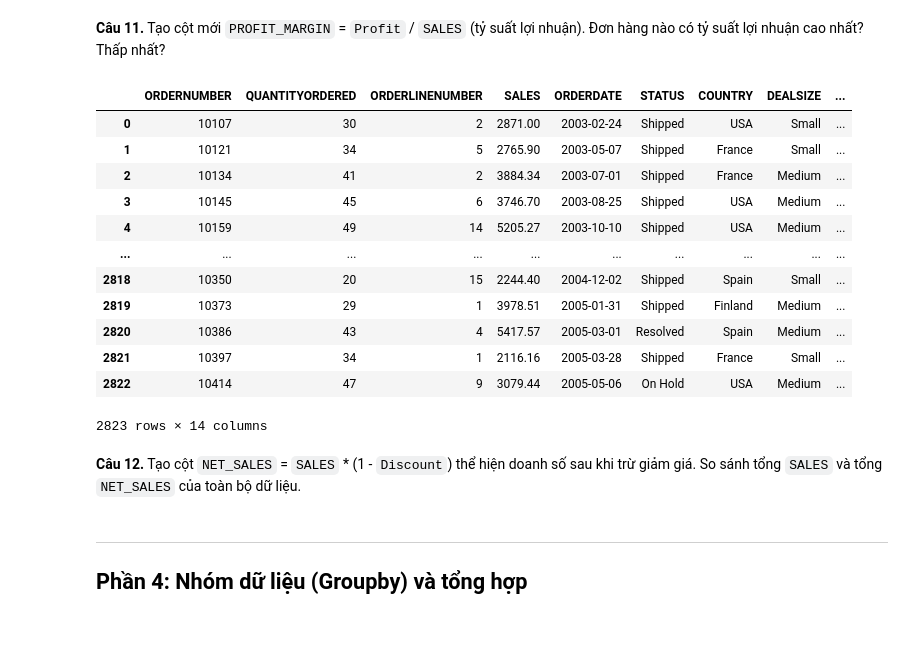
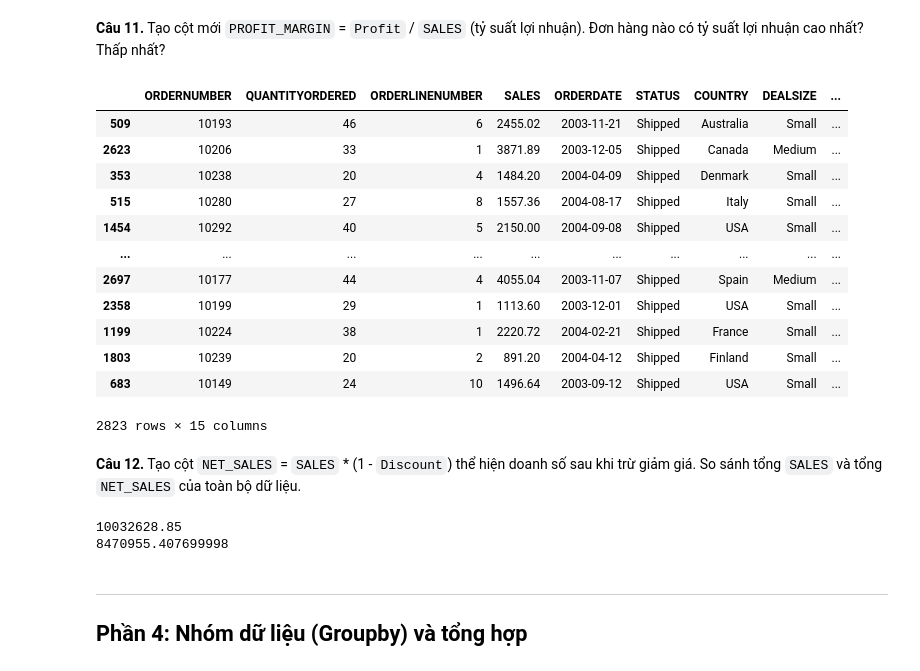
Before and after one commit to plamO6/btpython, a Jupyter notebook: Buoi02_01.ipynb, the cells around one changed output. Drawn from its saved outputs; the diff is of its cells as text; code cells hidden in the pictures; blank space fills up the shorter version.

```diff
--- a/Buoi02_01.ipynb
+++ b/Buoi02_01.ipynb
@@ -239,23 +261,30 @@ df
 **Câu 11.** Tạo cột mới `PROFIT_MARGIN` = `Profit` / `SALES` (tỷ suất lợi nhuận). Đơn hàng nào có tỷ suất lợi nhuận cao nhất? Thấp nhất?
 # %%
 df['PROFIT_MARGIN'] = df['Profit'] / df['SALES']
-df
+df.sort_values(by='PROFIT_MARGIN', ascending=False)
 # %% [output]
 |  | ORDERNUMBER | QUANTITYORDERED | ORDERLINENUMBER | SALES | ORDERDATE | STATUS | COUNTRY | DEALSIZE | ... |
-| 0 | 10107 | 30 | 2 | 2871.00 | 2003-02-24 | Shipped | USA | Small | ... |
-| 1 | 10121 | 34 | 5 | 2765.90 | 2003-05-07 | Shipped | France | Small | ... |
-| 2 | 10134 | 41 | 2 | 3884.34 | 2003-07-01 | Shipped | France | Medium | ... |
-| 3 | 10145 | 45 | 6 | 3746.70 | 2003-08-25 | Shipped | USA | Medium | ... |
-| 4 | 10159 | 49 | 14 | 5205.27 | 2003-10-10 | Shipped | USA | Medium | ... |
+| 509 | 10193 | 46 | 6 | 2455.02 | 2003-11-21 | Shipped | Australia | Small | ... |
+| 2623 | 10206 | 33 | 1 | 3871.89 | 2003-12-05 | Shipped | Canada | Medium | ... |
+| 353 | 10238 | 20 | 4 | 1484.20 | 2004-04-09 | Shipped | Denmark | Small | ... |
+| 515 | 10280 | 27 | 8 | 1557.36 | 2004-08-17 | Shipped | Italy | Small | ... |
+| 1454 | 10292 | 40 | 5 | 2150.00 | 2004-09-08 | Shipped | USA | Small | ... |
 | ... | ... | ... | ... | ... | ... | ... | ... | ... | ... |
-| 2818 | 10350 | 20 | 15 | 2244.40 | 2004-12-02 | Shipped | Spain | Small | ... |
-| 2819 | 10373 | 29 | 1 | 3978.51 | 2005-01-31 | Shipped | Finland | Medium | ... |
-| 2820 | 10386 | 43 | 4 | 5417.57 | 2005-03-01 | Resolved | Spain | Medium | ... |
-| 2821 | 10397 | 34 | 1 | 2116.16 | 2005-03-28 | Shipped | France | Small | ... |
-| 2822 | 10414 | 47 | 9 | 3079.44 | 2005-05-06 | On Hold | USA | Medium | ... |
+| 2697 | 10177 | 44 | 4 | 4055.04 | 2003-11-07 | Shipped | Spain | Medium | ... |
+| 2358 | 10199 | 29 | 1 | 1113.60 | 2003-12-01 | Shipped | USA | Small | ... |
+| 1199 | 10224 | 38 | 1 | 2220.72 | 2004-02-21 | Shipped | France | Small | ... |
+| 1803 | 10239 | 20 | 2 | 891.20 | 2004-04-12 | Shipped | Finland | Small | ... |
+| 683 | 10149 | 24 | 10 | 1496.64 | 2003-09-12 | Shipped | USA | Small | ... |
-2823 rows × 14 columns
+2823 rows × 15 columns
 # %% [markdown]
 **Câu 12.** Tạo cột `NET_SALES` = `SALES` * (1 - `Discount`) thể hiện doanh số sau khi trừ giảm giá. So sánh tổng `SALES` và tổng `NET_SALES` của toàn bộ dữ liệu.
+# %%
+df['NET_SALES'] = df['SALES']*(1-df['Discount'])
+print(df['SALES'].sum())
+print(df['NET_SALES'].sum())
+# %% [output]
+10032628.85
+8470955.407699998
 # %% [markdown]
 ---
 ## Phần 4: Nhóm dữ liệu (Groupby) và tổng hợp
```
Also changed, not shown: parts of 9 cells of this notebook.
